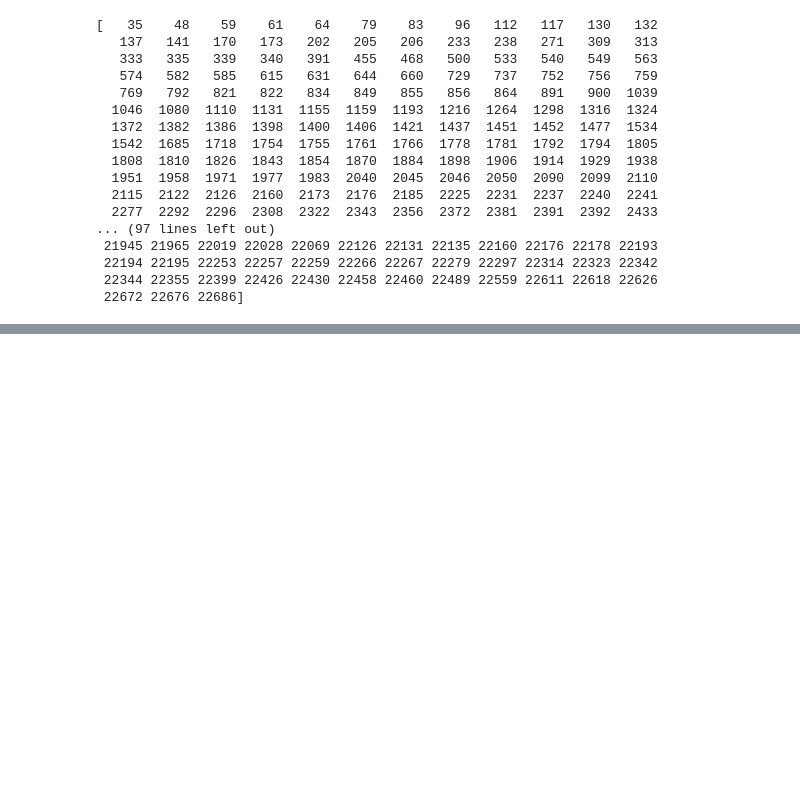
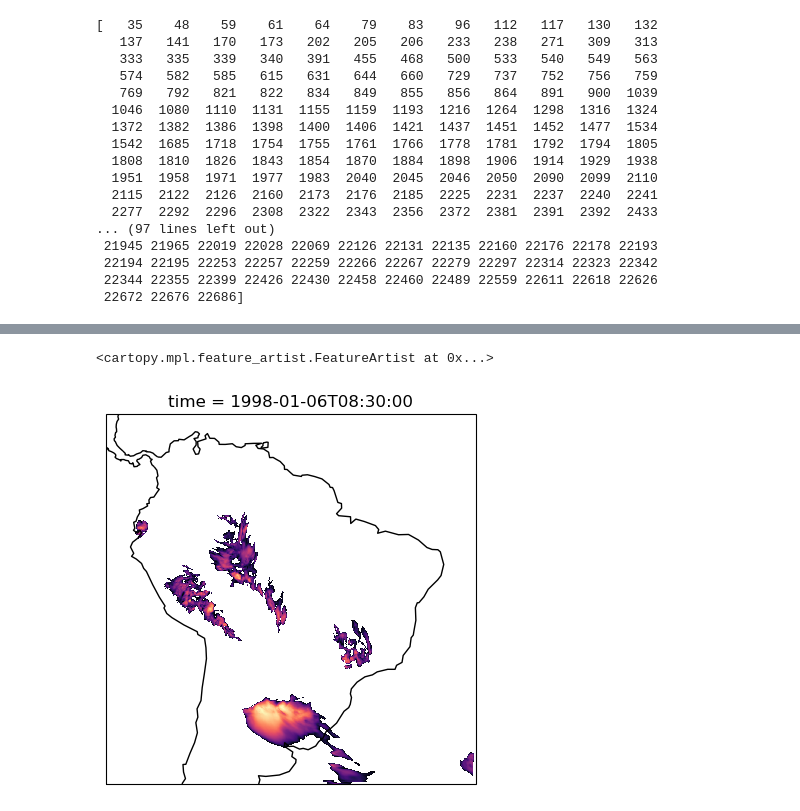
Before and after one commit to harrietgilmour/analysis, a Jupyter notebook: precip_&_coldcore_single_cell_loop.ipynb, the cells around one changed output, grey strips where cells are left out. Cells and saved outputs as stored; diff of their text form; code cells hidden in the pictures; blank space fills up the shorter version.

```diff
--- a/precip_&_coldcore_single_cell_loop.ipynb
+++ b/precip_&_coldcore_single_cell_loop.ipynb
@@ -864,0 +876,9 @@ print(np.intersect1d(CCPF_original_array, no_precip_regridded_array))
+# %%
+brightness_temp=tb[128,:,:]
+
+ax = plt.axes(projection=ccrs.PlateCarree())
+brightness_temp.where(seg_mask.values > 0).plot(ax=ax,zorder=0,cmap='magma_r', add_colorbar=False)
+ax.coastlines(zorder=1)
+# %% [output]
+<cartopy.mpl.feature_artist.FeatureArtist at 0x...>
+[figure, added]
```
Also changed, not shown: parts of 4 cells of this notebook.
